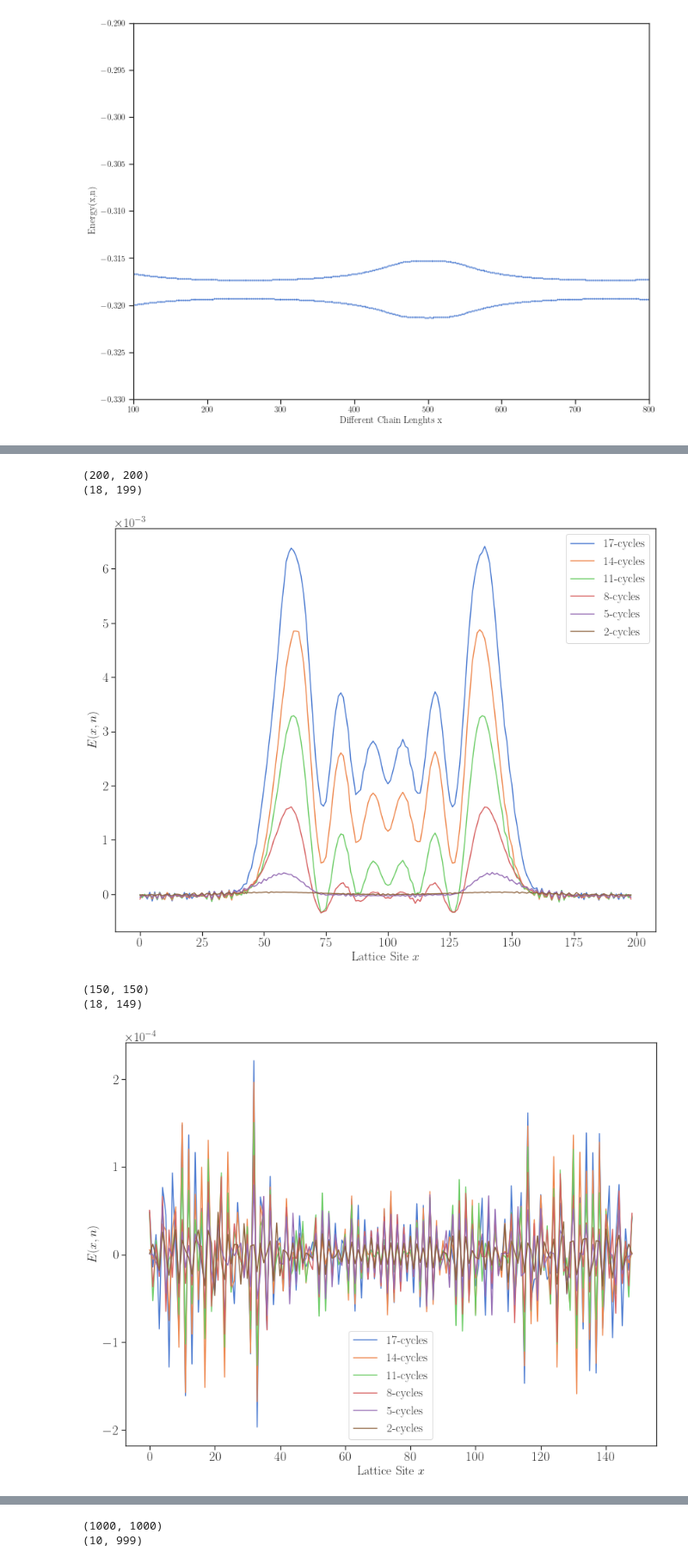
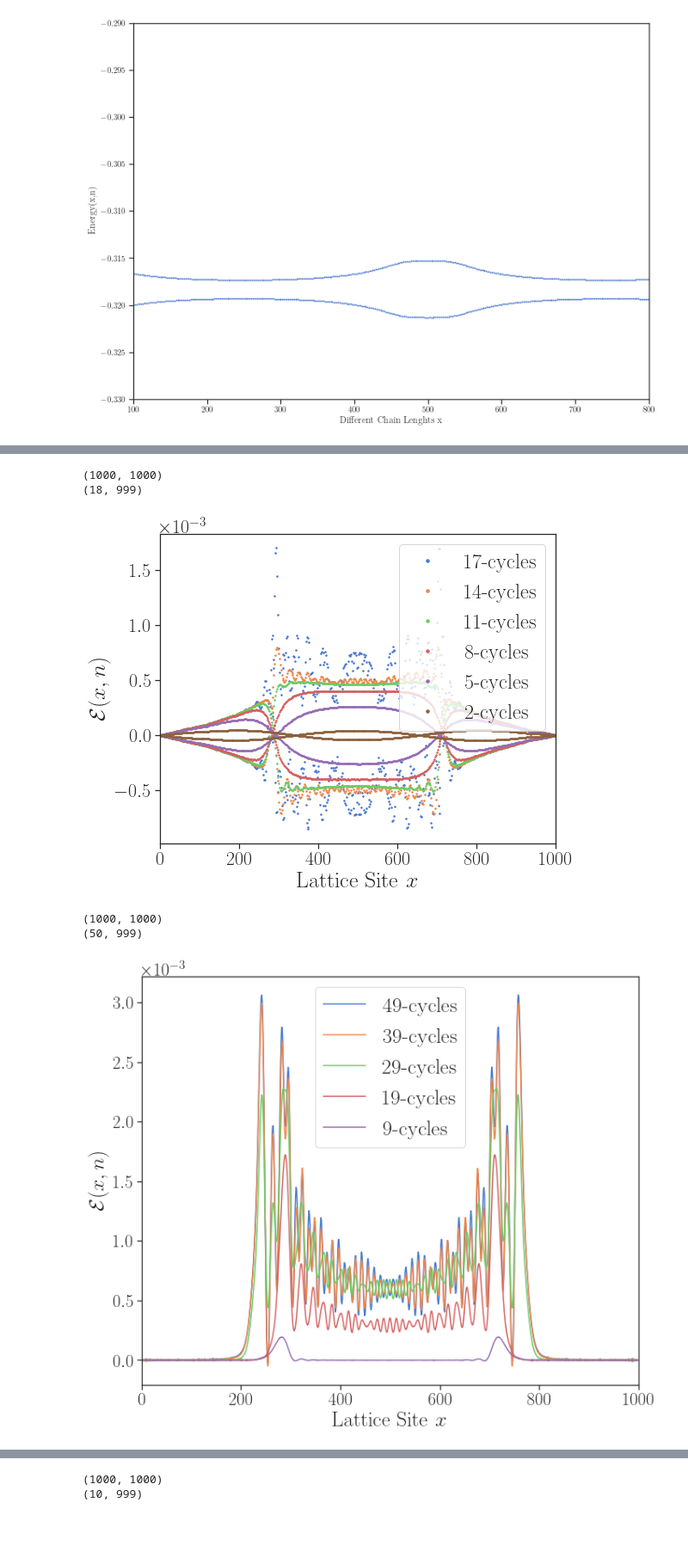
Before and after one commit to fabianjaeger1/Floquet-dynamics-of-critical-systems, a Jupyter notebook: Floquet.ipynb, the cells around one changed output, grey strips where cells are left out. Shown at 86% size. Saved outputs shown, nothing was run; the diff lists cells and outputs as text; code cells hidden in the pictures; blank space fills up the shorter version.

```diff
--- a/Floquet.ipynb
+++ b/Floquet.ipynb
@@ -359,12 +455,12 @@ EnergyDensityCorrect(1000,18,0.95,0.05, True)
 # %%
-EnergyDensityCorrect(200,18,0.95,0.05, True)
+EnergyDensityCorrect2(1000,18,0.95,0.05, False)
 # %% [output]
-(200, 200)
-(18, 199)
+(1000, 1000)
+(18, 999)
-[figure, old version]
+[figure, new version]
 # %%
-EnergyDensityCorrect(150,18,0.95, 0.05, True)
+EnergyDensityCorrect2(1000,50,0.95,0.05, True)
 # %% [output]
-(150, 150)
-(18, 149)
+(1000, 1000)
+(50, 999)
-[figure, old version]
+[figure, new version]
```
Also changed, not shown: parts of 37 cells of this notebook, 37 other files.
